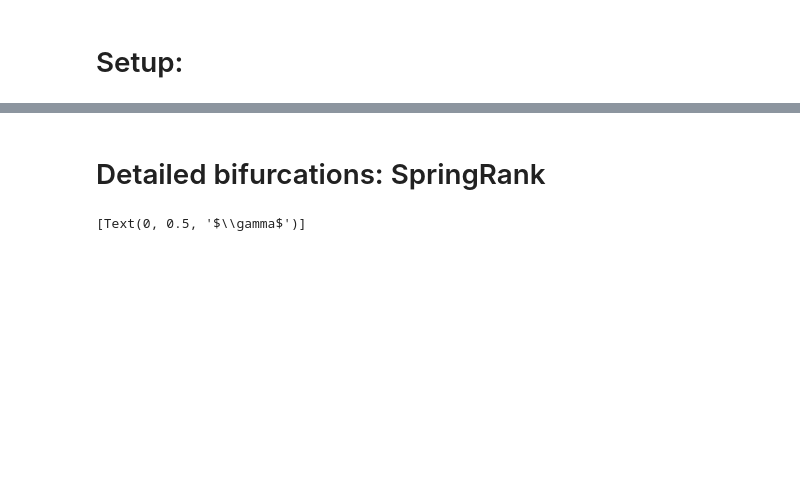
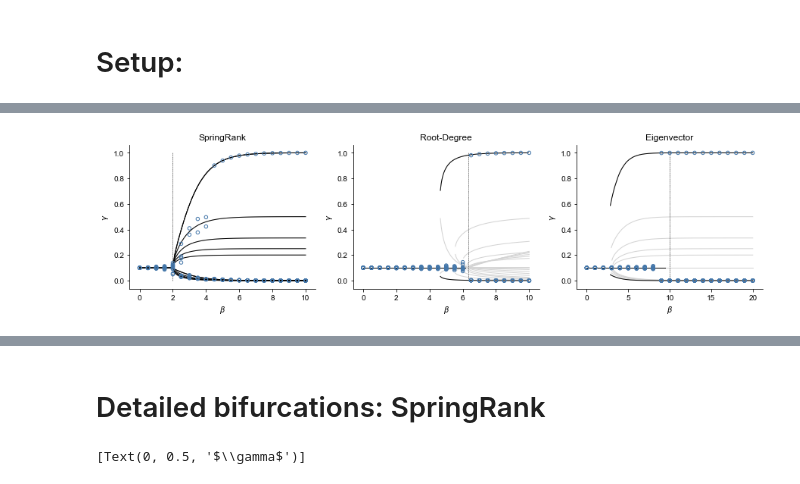
Before and after one commit to PhilChodrow/prestige_reinforcement, a Jupyter notebook: bifurcations.ipynb, the cells around one changed output, grey strips where cells are left out. Cells and saved outputs as stored; diff of their text form; code cells hidden in the pictures; blank space fills up the shorter version.

```diff
--- a/bifurcations.ipynb
+++ b/bifurcations.ipynb
@@ -214,0 +51,3 @@ cset_muted = ['#CC6677', '#332288', '#DDCC77', '#117733', '#88CCEE', '#882255',
+# %%
+df_deg = pd.read_csv('throughput/degree_score_curves.csv')
+df_EV = pd.read_csv('throughput/eigenvector_score_curves.csv')
@@ -214,0 +97,80 @@ cset_muted = ['#CC6677', '#332288', '#DDCC77', '#117733', '#88CCEE', '#882255',
+# %%
+fig, axarr = plt.subplots(1,3, figsize = (15, 3.5))
+
+b_grid = 21
+
+BETA_VECS = [
+    np.linspace(0, 10, b_grid),
+    np.linspace(0, 10, b_grid),
+    np.linspace(0, 20, b_grid)
+]
+
+lam = .9995
+n_rounds = 50000
+
+A0 = np.random.rand(n,n)
+A0 = A0/A0.sum()
+
+for i in range(3):
+    ax = axarr[i]
+    ax.spines['top'].set_visible(False)
+    ax.spines['right'].set_visible(False)
+
+    ax.set(xlabel = r'$\beta$')
+    ax.set(ylabel = r'$\gamma$')
+
+    df = dfs[i]
+
+    p = df.groupby(['n_1','group', 'stable']).apply(lambda g: ax.plot(g.beta, g.gamma_1,
+                                                                      zorder = 1,
+                                                                      color = 'lightgrey',
+                                                                      linewidth = 1))
+
+    p = df.groupby(['n_1','group', 'stable']).apply(lambda g: ax.plot(g.beta, g.gamma_2,
+                                                                      zorder = 1,
+                                                                      color = 'lightgrey',
+                                                                      linewidth = 1))
+
+    df_sub = df[df.stable]
+
+    p = df_sub.groupby(['n_1','group', 'stable']).apply(lambda g: ax.plot(g.beta, g.gamma_1,
+                                                                      zorder = 1,
+                                                                      color = 'black',
+                                                                      linewidth = 1))
+
+    p = df_sub.groupby(['n_1','group', 'stable']).apply(lambda g: ax.plot(g.beta, g.gamma_2,
+                                                                      zorder = 1,
+                                                                      color = 'black',
+                                                                      linewidth = 1))
+
+    ax.set(title = labels[i])
+    ax.vlines(x = instabilities[i], ymin = 0, ymax = 1, linewidth = .5, linestyle = 'dashed')
+    # fudge factor for numerical blips. Only add when we have rigorous proofs.
+    # ax.plot([0, instabilities[i]], [1/n, 1/n], zorder = 1, color = 'black', linewidth = 1)
+
+    BETAS = BETA_VECS[i]
+
+    M = model()
+    M.set_score(score_function = scores[i])
+    M.set_features([linear_feature])
+
+    V = np.zeros((b_grid, n))
+
+    for j in range(b_grid):
+        M.simulate(beta = np.array([BETAS[j]]),
+                           lam = lam,
+                           A0 = A0,
+                           n_rounds = n_rounds,
+                           update = stochastic_update,
+                           m_updates = 1)
+
+        GAMMA = M.get_rates()
+        GAMMA = np.sort(GAMMA, axis = 2)
+        V[j] = GAMMA[(-5000):(-1)].mean(axis = (0,1))
+
+    for k in range(V.shape[1]):
+        p = ax.scatter(BETAS, V[:,k], alpha = 1, s=20, zorder = 2, facecolors='none', edgecolors = cset[0])
+
+plt.savefig('fig/bifurcations_with_curves.png', dpi = 300, bbox_inches = 'tight')
+# %% [output]
+[figure, added]
```
Also changed, not shown: parts of 27 cells of this notebook, 6 other files.
